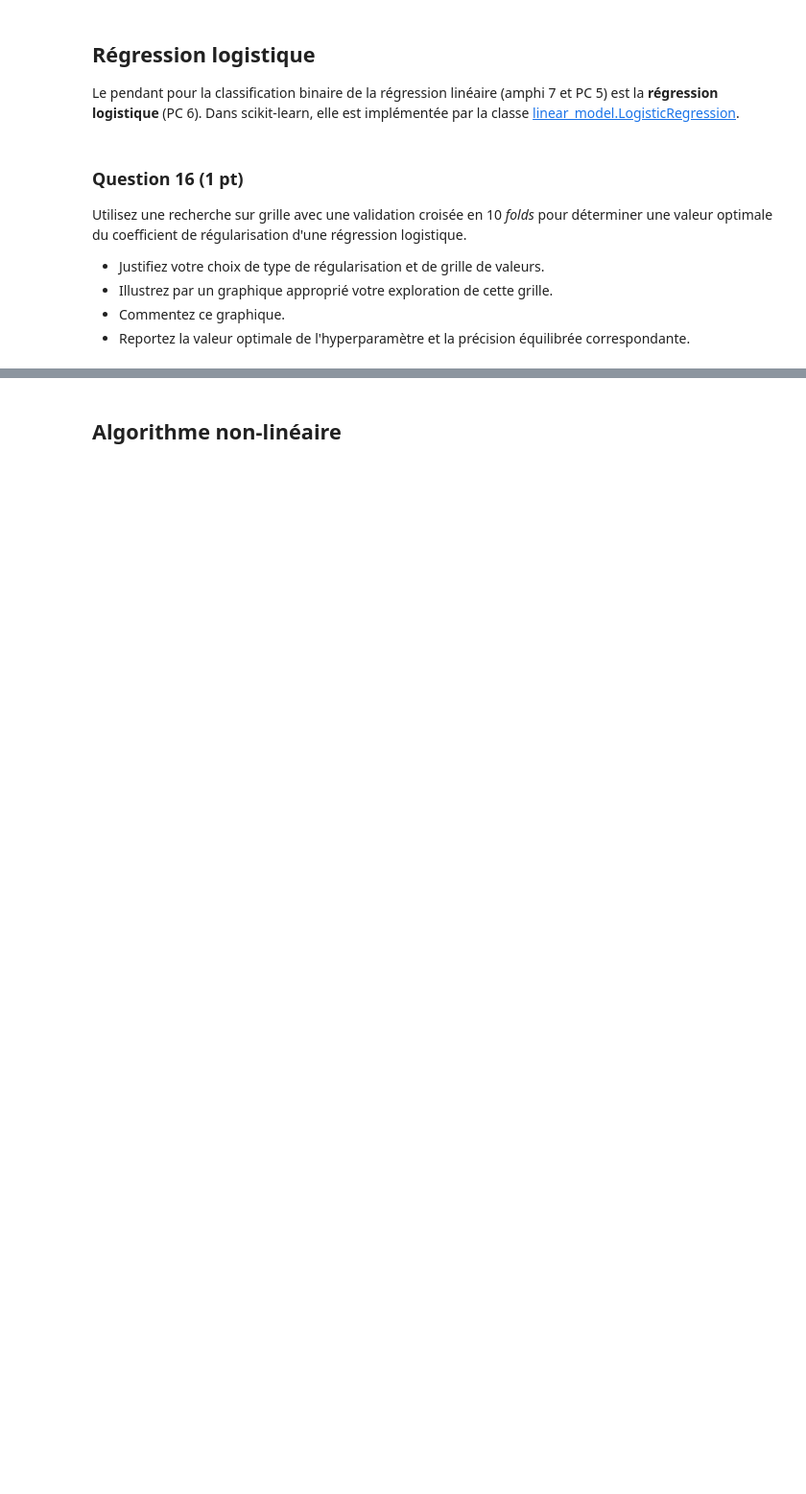
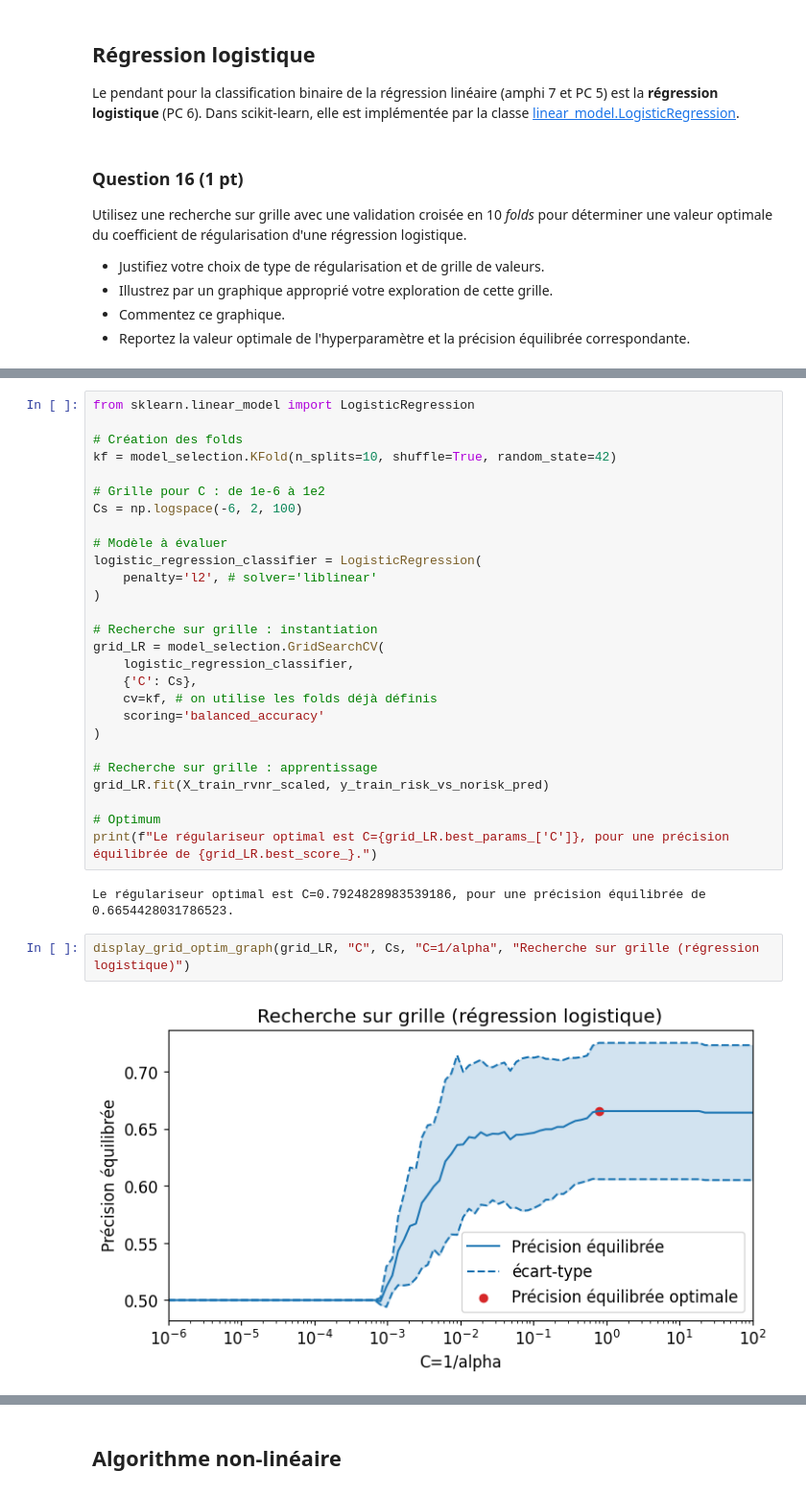
Before and after one commit to romain-lelaidier/sdd-projet, a Jupyter notebook: Projet.ipynb, the cells around one changed output, grey strips where cells are left out. Shown at 96% size. Cells and saved outputs as stored; diff of their text form; blank space fills up the shorter version.

```diff
--- a/Projet.ipynb
+++ b/Projet.ipynb
@@ -505,0 +521,33 @@ Utilisez une recherche sur grille avec une validation croisée en 10 _folds_ pou
+# %%
+from sklearn.linear_model import LogisticRegression
+
+# Création des folds
+kf = model_selection.KFold(n_splits=10, shuffle=True, random_state=42)
+
+# Grille pour C : de 1e-6 à 1e2
+Cs = np.logspace(-6, 2, 100)
+
+# Modèle à évaluer
+logistic_regression_classifier = LogisticRegression(
+    penalty='l2', # solver='liblinear'
+)
+
+# Recherche sur grille : instantiation
+grid_LR = model_selection.GridSearchCV(
+    logistic_regression_classifier,
+    {'C': Cs},
+    cv=kf, # on utilise les folds déjà définis
+    scoring='balanced_accuracy'
+)
+
+# Recherche sur grille : apprentissage
+grid_LR.fit(X_train_rvnr_scaled, y_train_risk_vs_norisk_pred)
+
+# Optimum
+print(f"Le régulariseur optimal est C={grid_LR.best_params_['C']}, pour une précision équilibrée de {grid_LR.best_score_}.")
+# %% [output]
+Le régulariseur optimal est C=0.7924828983539186, pour une précision équilibrée de 0.6654428031786523.
+# %%
+display_grid_optim_graph(grid_LR, "C", Cs, "C=1/alpha", "Recherche sur grille (régression logistique)")
+# %% [output]
+[figure, added]
```
Also changed, not shown: parts of 30 cells of this notebook, 7 other files.
